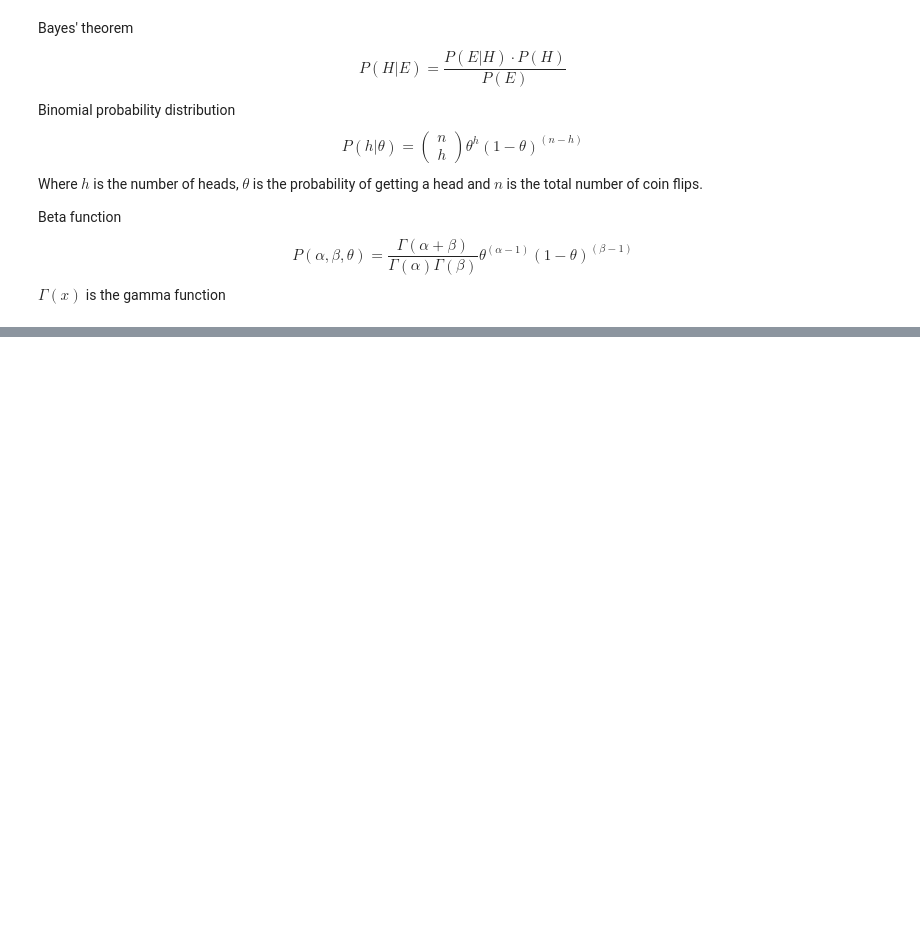
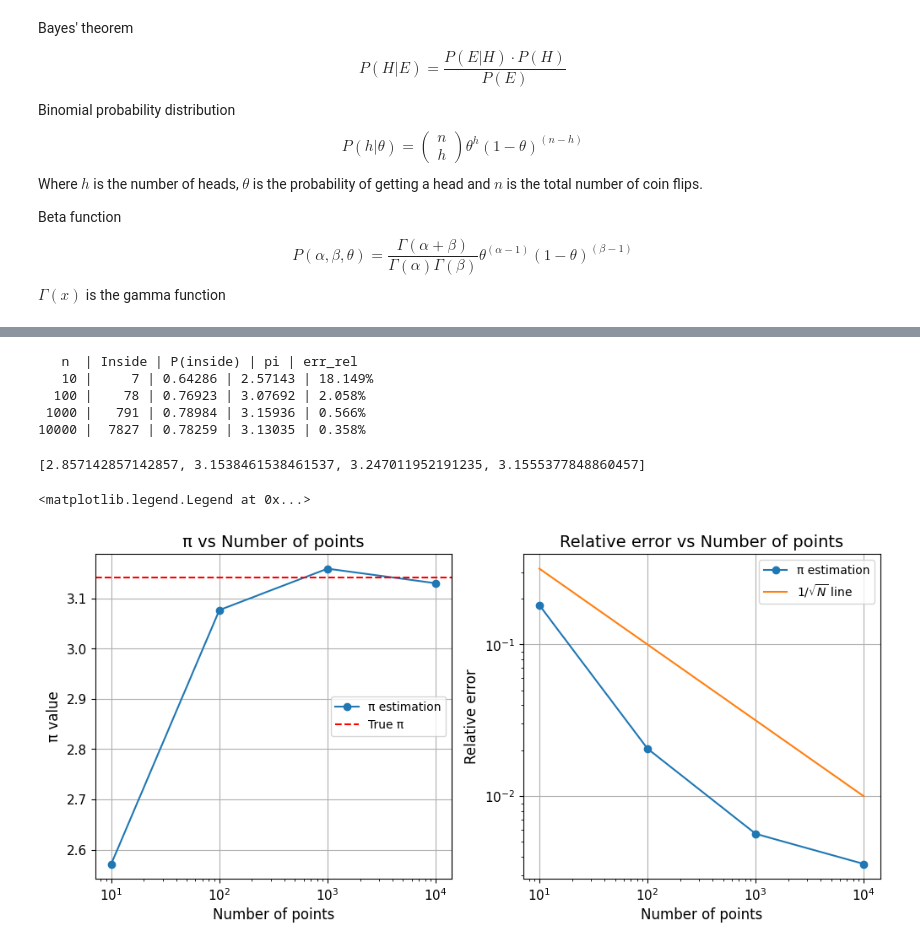
Before and after one commit to galih123star/computational2026, a Jupyter notebook: HW06/HW06.ipynb, the cells around one changed output, grey strips where cells are left out. Saved outputs shown, nothing was run; the diff lists cells and outputs as text; code cells hidden in the pictures; blank space fills up the shorter version.

```diff
--- a/HW06/HW06.ipynb
+++ b/HW06/HW06.ipynb
@@ -113,0 +172,70 @@ number of flip = 500, number of head = 356.0
+# %%
+# implementing Bayesian code for this problem
+
+errors = []
+pi_calc = []
+
+print("   n  | Inside | P(inside) | pi | err_rel")
+for n in n_values:
+    data_pi, inside_count = circle(n)
+
+    # Posterior mean
+    alpha,beta = 2,2 #assuming equal weight
+    theta_est = (alpha + inside_count) / (alpha + beta + n)
+    pi_est = 4 * theta_est
+    pi_calc.append(pi_est)
+
+    # Relative error
+    err_rel = abs(np.pi - pi_est) / np.pi
+    errors.append(err_rel)
+
+    #print(f"\nn = {n}")
+    #print(f"Inside count: {inside_count}")
+    #print(f"Estimated P(inside): {theta_est:.5f}")
+    #print(f"Estimated pi: {pi_est:.5f}")
+    #print(f"Relative error: {err_rel*100:.3f}%")
+
+    print(f"{n:5} | {inside_count:5} | {theta_est:.5f} | {pi_est:.5f} | {err_rel*100:.3f}%")
+# %% [output]
+   n  | Inside | P(inside) | pi | err_rel
+   10 |     7 | 0.64286 | 2.57143 | 18.149%
+  100 |    78 | 0.76923 | 3.07692 | 2.058%
+ 1000 |   791 | 0.78984 | 3.15936 | 0.566%
+10000 |  7827 | 0.78259 | 3.13035 | 0.358%
+# %%
+pi_calc
+# %% [output]
+[2.857142857142857, 3.1538461538461537, 3.247011952191235, 3.1555377848860457]
+# %%
+# Plot
+relation = 1 / np.sqrt(n_values)
+
+plt.figure(figsize=(12,5))
+
+plt.subplot(1,2,1)
+plt.plot(n_values, pi_calc, marker='o', label = "π estimation")
+plt.axhline(np.pi, color='red', linestyle='--', label='True π')
+plt.xscale('log')
+plt.xlabel("Number of points", fontsize=12)
+plt.ylabel("π value", fontsize=12)
+plt.xticks(fontsize=11)
+plt.yticks(fontsize=11)
+plt.title("π vs Number of points", fontsize=14)
+plt.grid(True)
+plt.legend(loc='center right')
+
+plt.subplot(1,2,2)
+plt.plot(n_values, errors, marker='o', label = "π estimation")
+plt.plot(n_values, relation, label = r"$1/\sqrt{N}$ line")
+plt.xscale('log')
+plt.yscale('log')  # better visualization
+plt.xlabel("Number of points", fontsize=12)
+plt.ylabel("Relative error", fontsize=12)
+plt.xticks(fontsize=11)
+plt.yticks(fontsize=11)
+plt.title("Relative error vs Number of points", fontsize=14)
+plt.grid(True)
+plt.legend(loc='upper right')
+# %% [output]
+<matplotlib.legend.Legend at 0x...>
+[figure, added]
```
Also changed, not shown: parts of 10 cells of this notebook.
